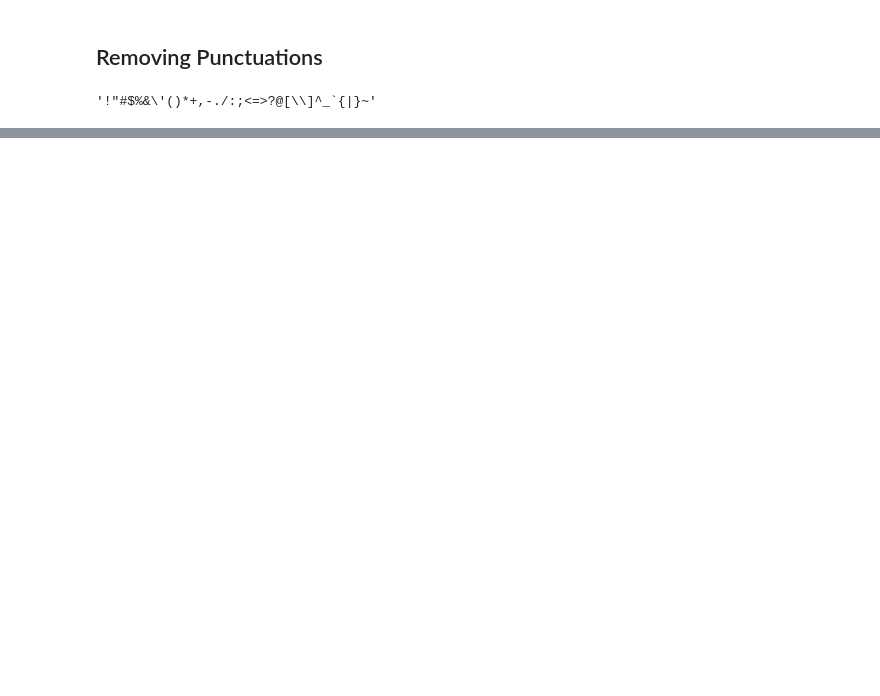
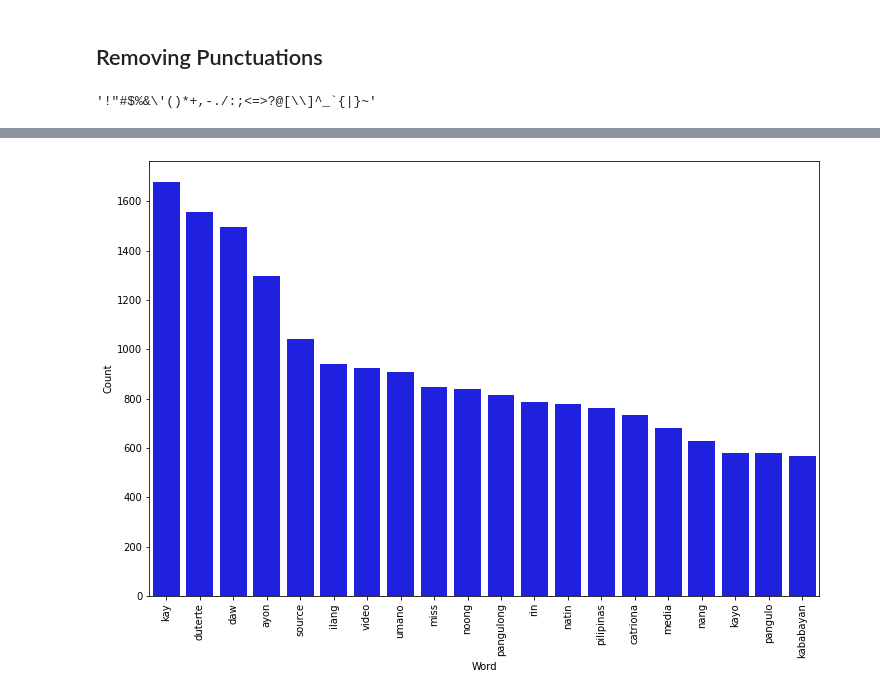
Before and after one commit to mart-anthony-stark/Machine-Learning-and-Deep-Learning, a Jupyter notebook: Fake_News_Detection_PH.ipynb, the cells around one changed output, grey strips where cells are left out. Saved outputs shown, nothing was run; the diff lists cells and outputs as text; code cells hidden in the pictures; blank space fills up the shorter version.

```diff
--- a/Fake_News_Detection_PH.ipynb
+++ b/Fake_News_Detection_PH.ipynb
@@ -137,0 +243,4 @@ df.head()
+# %%
+counter(df[df["label"] == 1], "article", 20)
+# %% [output]
+[figure, added]
```
Also changed, not shown: parts of 21 cells of this notebook.
